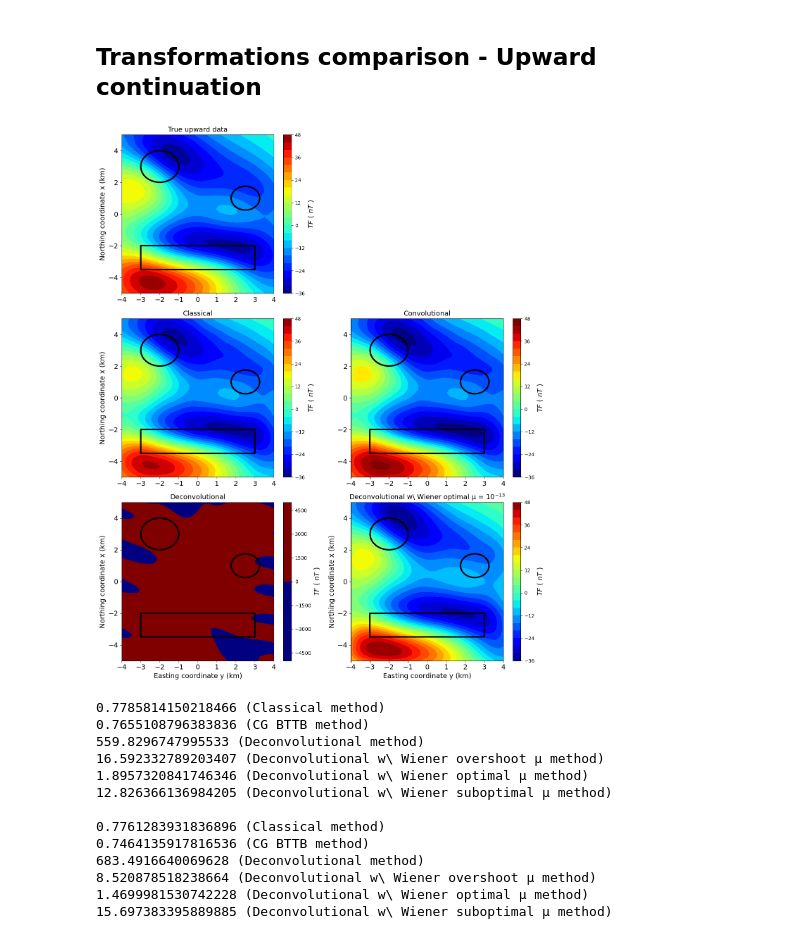
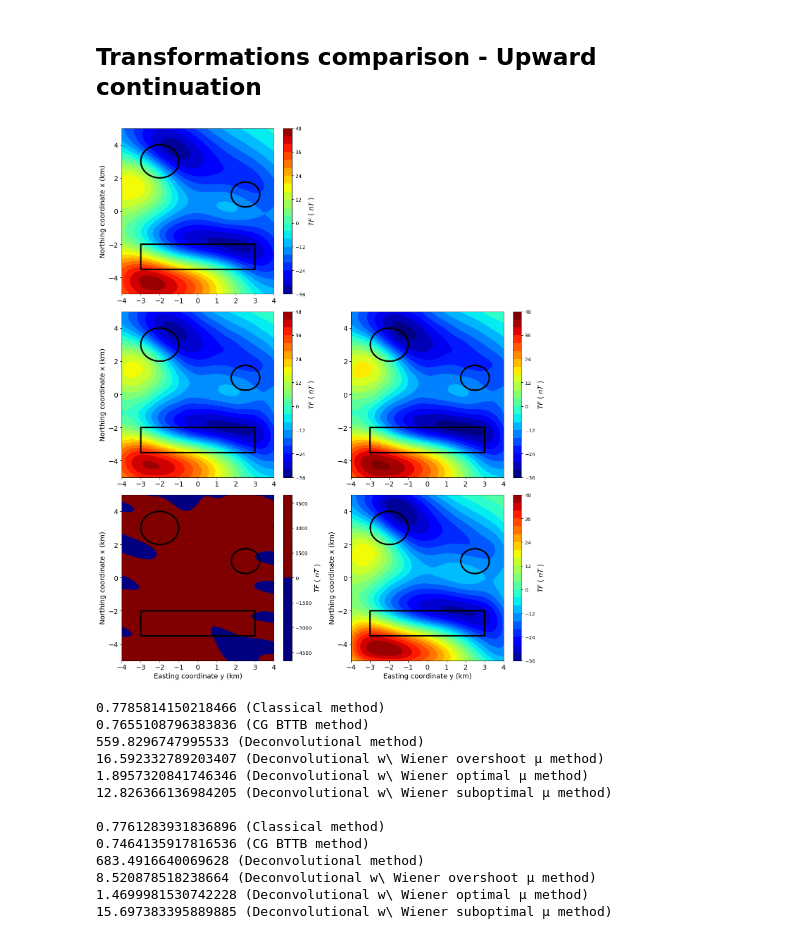
Before and after one commit to DiegoTaka/fast_equivalent_layer, a Jupyter notebook: code/mag/transformation_mag.ipynb, the cells around one changed output. Drawn from its saved outputs; the diff is of its cells as text; code cells hidden in the pictures.

```diff
--- a/code/mag/transformation_mag.ipynb
+++ b/code/mag/transformation_mag.ipynb
@@ -247,7 +247,7 @@ fig = plt.figure(figsize=(13,16))
 fig.patch.set_facecolor('xkcd:white')
 
 plt.subplot(321)
-plt.title('True upward data', y=1, x=0.5, fontsize=14)
+#plt.title('True upward data', y=1, x=0.5, fontsize=14)
 plt.tricontourf(yi_plot, xi_plot,dobs_up,22,cmap='jet')
 plt.plot(y_p,x_p,color="k", linewidth=3)
 #plt.plot(x_p2,y_p2,color="k", linewidth=3)
@@ -263,7 +263,7 @@ plt.yticks(fontsize=14)
 plt.ylabel('Northing coordinate x (km)', fontsize=14)
 
 plt.subplot(323)
-plt.title('Classical', y=1, x=0.5, fontsize=14)
+#plt.title('Classical', y=1, x=0.5, fontsize=14)
 plt.tricontourf(yi_plot, xi_plot,tf_c_up,22,cmap='jet')
 plt.plot(y_p,x_p,color="k", linewidth=3)
 #plt.plot(x_p2,y_p2,color="k", linewidth=3)
@@ -279,7 +279,7 @@ plt.yticks(fontsize=14)
 plt.ylabel('Northing coordinate x (km)', fontsize=14)
 
 plt.subplot(324)
-plt.title('Convolutional', y=1, x=0.5, fontsize=14)
+#plt.title('Convolutional', y=1, x=0.5, fontsize=14)
 plt.tricontourf(yi_plot, xi_plot,tf_bccb_up,22, vmin=scale_min, vmax=scale_max, cmap='jet')
 plt.plot(y_p,x_p,color="k", linewidth=3)
 #plt.plot(x_p2,y_p2,color="k", linewidth=3)
@@ -295,42 +295,42 @@ plt.yticks(fontsize=14)
 #plt.ylabel('Northing coordinate x (km)', fontsize=14)
 
 plt.subplot(325)
-plt.title('Deconvolutional', y=1, x=0.5, fontsize=14)
+#plt.title('Deconvolutional', y=1, x=0.5, fontsize=14)
 plt.tricontourf(yi_plot, xi_plot,tf_dec_up,22, vmin=scale_min, vmax=scale_max, cmap='jet')
 plt.plot(y_p,x_p,color="k", linewidth=3)
 #plt.plot(x_p2,y_p2,color="k", linewidth=3)
 plt.plot(y1, x1, color="k", linewidth=3)
 plt.plot(y2, x2, color="k", linewidth=3)
 cb = plt.colorbar(shrink=1)
 cb.set_label('$TF$ ( $nT$ )', rotation=90, fontsize=14)
 plt.xlim(np.min(yi_plot),np.max(yi_plot))
 plt.ylim(np.min(xi_plot),np.max(xi_plot))
 plt.xticks(fontsize=14)
 plt.yticks(fontsize=14)
 plt.xlabel('Easting coordinate y (km)', fontsize=14)
 plt.ylabel('Northing coordinate x (km)', fontsize=14)
 
 
 plt.subplot(326)
-plt.title('Deconvolutional w\ Wiener optimal \u03BC = $10^{-13}$', y=1, x=0.5, fontsize=14)
+#plt.title('Deconvolutional w\ Wiener optimal \u03BC = $10^{-13}$', y=1, x=0.5, fontsize=14)
 plt.tricontourf(yi_plot, xi_plot,tf_dec_wiener1_up,22,cmap='jet')
 plt.plot(y_p,x_p,color="k", linewidth=3)
 #plt.plot(x_p2,y_p2,color="k", linewidth=3)
 plt.plot(y1, x1, color="k", linewidth=3)
 plt.plot(y2, x2, color="k", linewidth=3)
 cb = plt.colorbar(shrink=1)
 cb.set_label('$TF$ ( $nT$ )', rotation=90, fontsize=14)
 plt.xlim(np.min(yi_plot),np.max(yi_plot))
 plt.ylim(np.min(xi_plot),np.max(xi_plot))
 plt.xticks(fontsize=14)
 plt.yticks(fontsize=14)
 plt.xlabel('Easting coordinate y (km)', fontsize=14)
 plt.ylabel('Northing coordinate x (km)', fontsize=14)
 
 plt.tight_layout()
 plt.savefig('../../manuscript/Fig/mag_upward.png', dpi=300)
 # %% [output]
-[figure, old version]
+[figure, new version]
 # %%
 print (np.mean(np.abs(dobs_up-tf_c_up)), ('(Classical method)'))
 print (np.mean(np.abs(dobs_up-tf_bccb_up)), ('(CG BTTB method)'))
```
Also changed, not shown: 38 other files.
